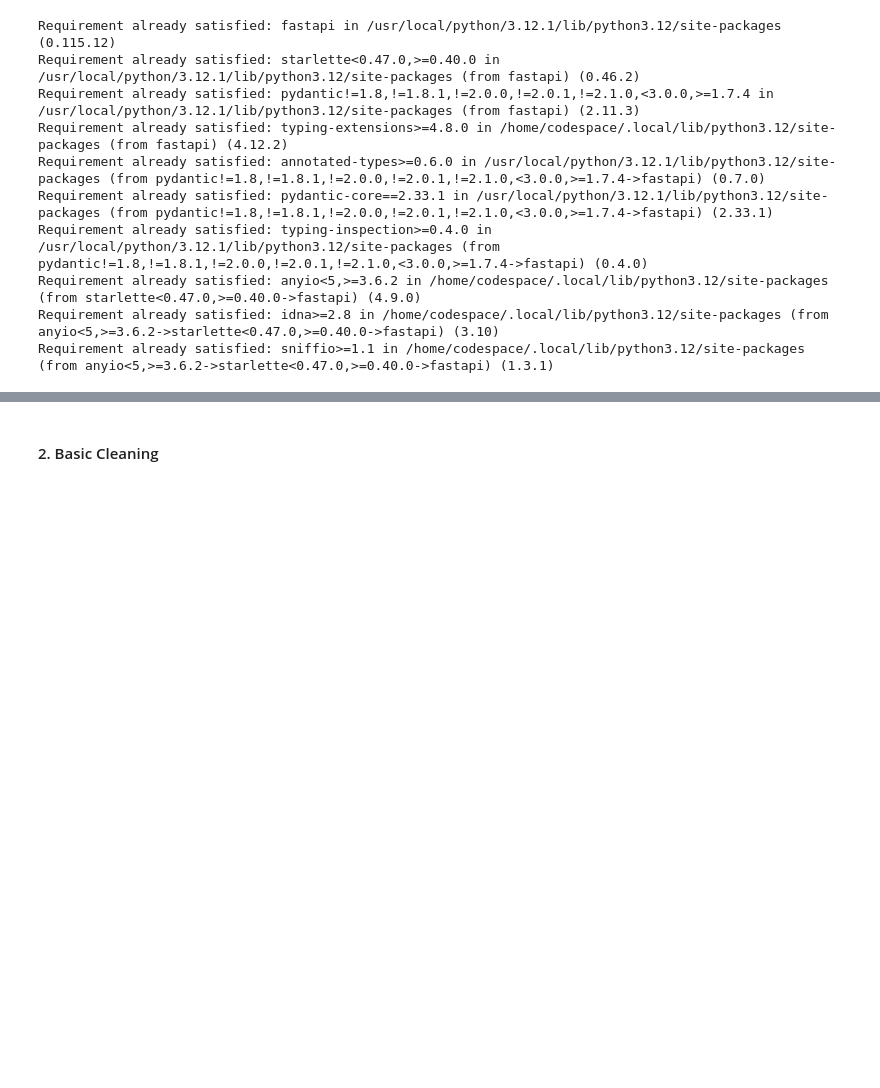
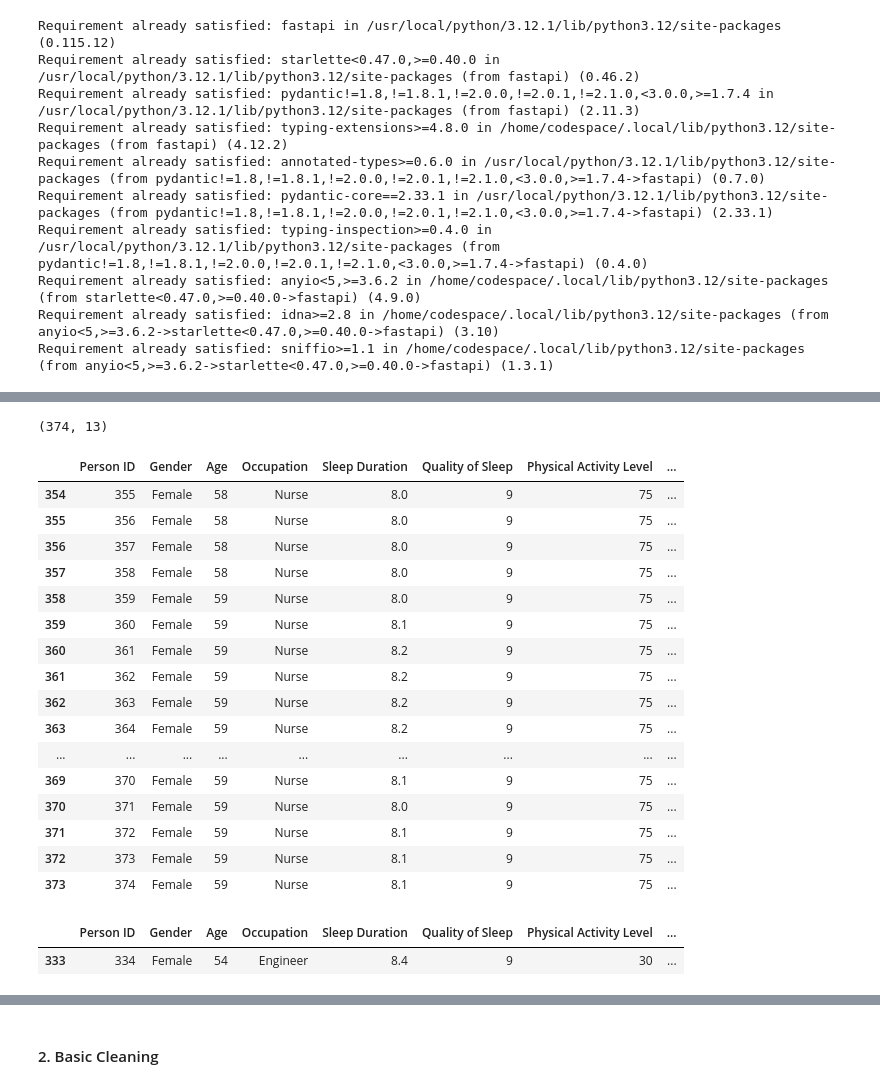
Before and after one commit to hamnasz/Machine-Learning-Basic-Projects, a Jupyter notebook: Main.ipynb, the cells around one changed output, grey strips where cells are left out. Saved outputs shown, nothing was run; the diff lists cells and outputs as text; code cells hidden in the pictures; blank space fills up the shorter version.

```diff
--- a/Main.ipynb
+++ b/Main.ipynb
@@ -74,0 +96,29 @@ print(df.head())
+# %%
+df.shape
+# %% [output]
+(374, 13)
+# %%
+df.tail(20)
+# %% [output]
+|  | Person ID | Gender | Age | Occupation | Sleep Duration | Quality of Sleep | Physical Activity Level | ... |
+| 354 | 355 | Female | 58 | Nurse | 8.0 | 9 | 75 | ... |
+| 355 | 356 | Female | 58 | Nurse | 8.0 | 9 | 75 | ... |
+| 356 | 357 | Female | 58 | Nurse | 8.0 | 9 | 75 | ... |
+| 357 | 358 | Female | 58 | Nurse | 8.0 | 9 | 75 | ... |
+| 358 | 359 | Female | 59 | Nurse | 8.0 | 9 | 75 | ... |
+| 359 | 360 | Female | 59 | Nurse | 8.1 | 9 | 75 | ... |
+| 360 | 361 | Female | 59 | Nurse | 8.2 | 9 | 75 | ... |
+| 361 | 362 | Female | 59 | Nurse | 8.2 | 9 | 75 | ... |
+| 362 | 363 | Female | 59 | Nurse | 8.2 | 9 | 75 | ... |
+| 363 | 364 | Female | 59 | Nurse | 8.2 | 9 | 75 | ... |
+| ... | ... | ... | ... | ... | ... | ... | ... | ... |
+| 369 | 370 | Female | 59 | Nurse | 8.1 | 9 | 75 | ... |
+| 370 | 371 | Female | 59 | Nurse | 8.0 | 9 | 75 | ... |
+| 371 | 372 | Female | 59 | Nurse | 8.1 | 9 | 75 | ... |
+| 372 | 373 | Female | 59 | Nurse | 8.1 | 9 | 75 | ... |
+| 373 | 374 | Female | 59 | Nurse | 8.1 | 9 | 75 | ... |
+# %%
+df.sample()
+# %% [output]
+|  | Person ID | Gender | Age | Occupation | Sleep Duration | Quality of Sleep | Physical Activity Level | ... |
+| 333 | 334 | Female | 54 | Engineer | 8.4 | 9 | 30 | ... |
```
Also changed, not shown: parts of 11 cells of this notebook.
